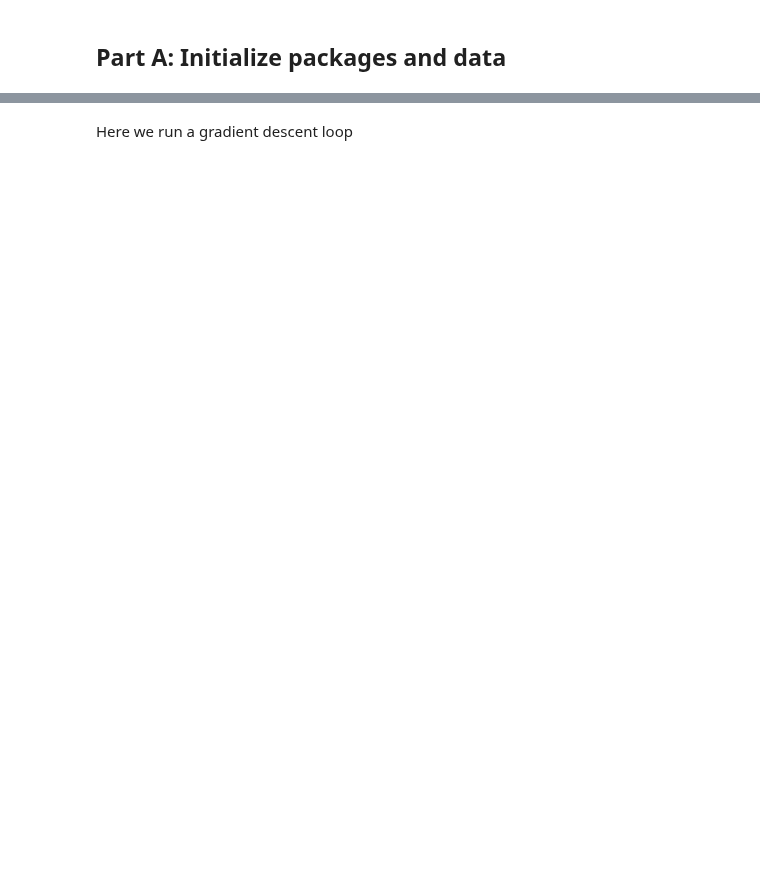
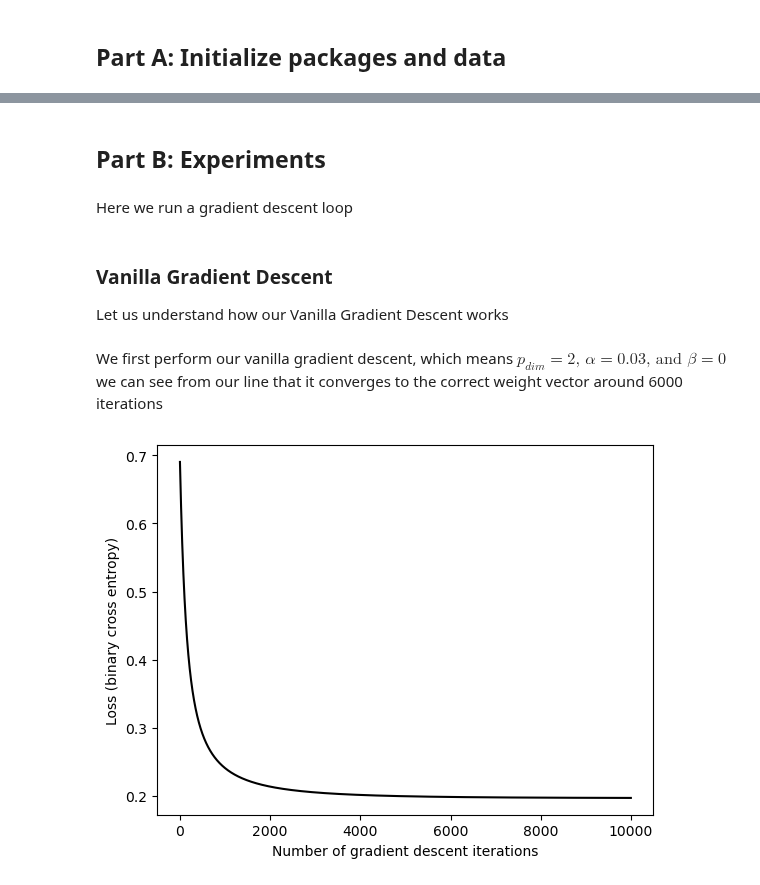
Before and after one commit to keeo8/keeo8.github.io, a Jupyter notebook: posts/logistic-reg-post/index.ipynb, the cells around one changed output, grey strips where cells are left out. Saved outputs shown, nothing was run; the diff lists cells and outputs as text; code cells hidden in the pictures; blank space fills up the shorter version.

```diff
--- a/posts/logistic-reg-post/index.ipynb
+++ b/posts/logistic-reg-post/index.ipynb
@@ -24,2 +21,7 @@ The autoreload extension is already loaded. To reload it, use:
+# %% [markdown]
+## Part B: Experiments
 # %% [markdown]
 Here we run a gradient descent loop
+# %% [markdown]
+### Vanilla Gradient Descent
+Let us understand how our Vanilla Gradient Descent works
@@ -25,0 +37,9 @@ Here we run a gradient descent loop
+# %% [markdown]
+We first perform our vanilla gradient descent, which means $p_{dim} = 2\text{, }α = 0.03\text{, and }β = 0$
+we  can see from our line that it converges to the correct weight vector around 6000 iterations
+# %%
+from matplotlib import pyplot as plt
+plt.plot(vanilla_loss_vec, color = "black")
+labs = plt.gca().set(xlabel = "Number of gradient descent iterations", ylabel = "Loss (binary cross entropy)")
+# %% [output]
+[figure, added]
```
Also changed, not shown: parts of 17 cells of this notebook, 33 other files.
